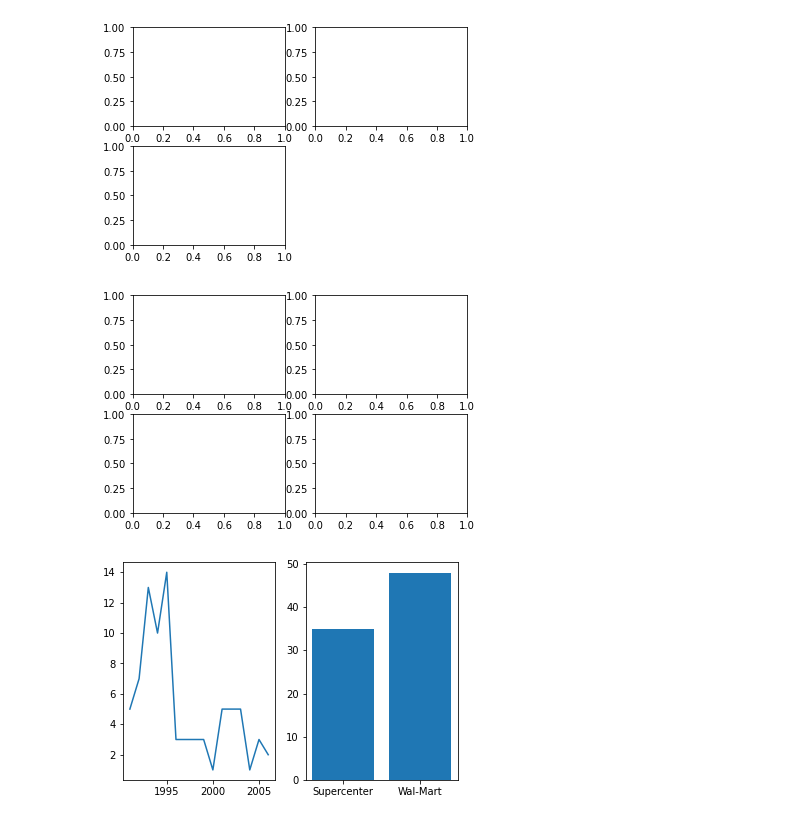
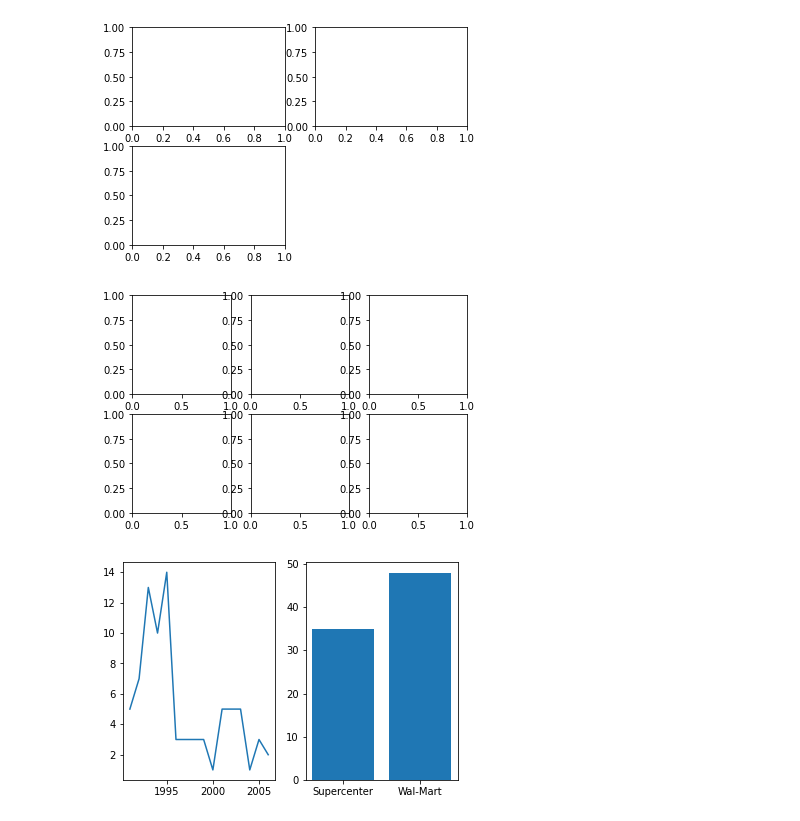
Before and after one commit to somethingabout/Data_Analysis_Python_R, a Jupyter notebook: Becoming a Viz Kid part 2/Lecture 9.ipynb, the cells around one changed output. Saved outputs shown, nothing was run; the diff lists cells and outputs as text; code cells hidden in the pictures.

```diff
--- a/Becoming a Viz Kid part 2/Lecture 9.ipynb
+++ b/Becoming a Viz Kid part 2/Lecture 9.ipynb
@@ -69,12 +69,12 @@ plt.show()
 [figure]
 # %%
 # Often, you see the figure and axes combined in one easy-peasy step
-fig, ax = plt.subplots(nrows = 2, ncols = 2)  #creating a space with 2 rows and 3 columns
+fig, ax = plt.subplots(nrows = 2, ncols = 3)  #creating a space with 2 rows and 3 columns
 
 #We do this so we can save entire figures in one document or make changes in the figure aspect
 # and other changes in the subplots
 # %% [output]
-[figure, old version]
+[figure, new version]
 # %%
 # Let's put stuff in the graphs using data from last class
 import pandas as pd
```
Also changed, not shown: parts of 4 cells of this notebook, 14 other files.
